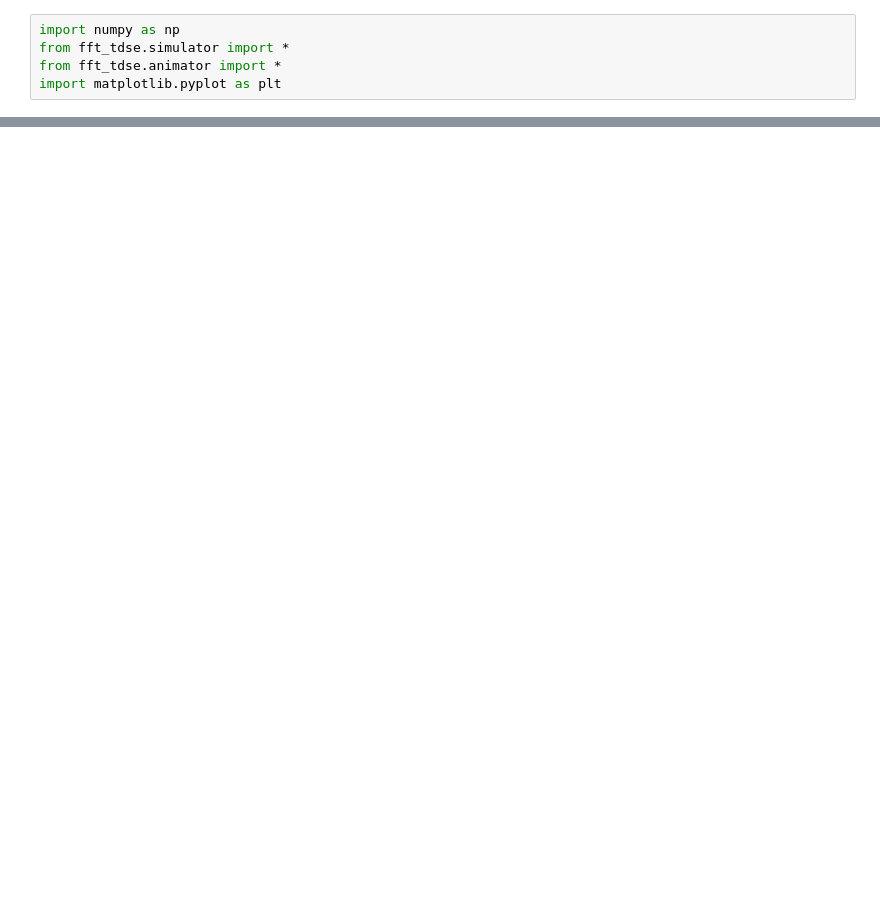
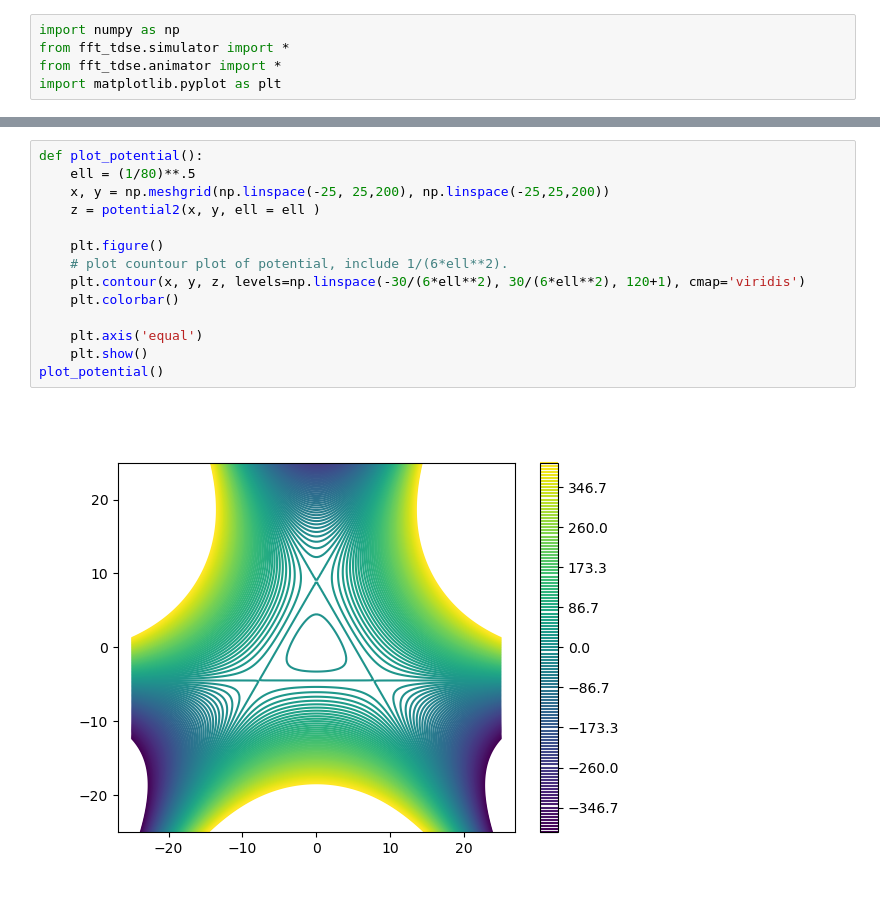
Before and after one commit to simenkva/fft_tdse, a Jupyter notebook: demo_notebooks/henon-heiles.ipynb, the cells around one changed output, grey strips where cells are left out. Saved outputs shown, nothing was run; the diff lists cells and outputs as text; blank space fills up the shorter version.

```diff
--- a/demo_notebooks/henon-heiles.ipynb
+++ b/demo_notebooks/henon-heiles.ipynb
@@ -204,0 +238,16 @@ where(...)
+# %%
+def plot_potential():
+    ell = (1/80)**.5
+    x, y = np.meshgrid(np.linspace(-25, 25,200), np.linspace(-25,25,200))
+    z = potential2(x, y, ell = ell )
+
+    plt.figure()
+    # plot countour plot of potential, include 1/(6*ell**2).
+    plt.contour(x, y, z, levels=np.linspace(-30/(6*ell**2), 30/(6*ell**2), 120+1), cmap='viridis')
+    plt.colorbar()
+
+    plt.axis('equal')
+    plt.show()
+plot_potential()
+# %% [output]
+[figure, added]
```
Also changed, not shown: parts of 15 cells of this notebook.
